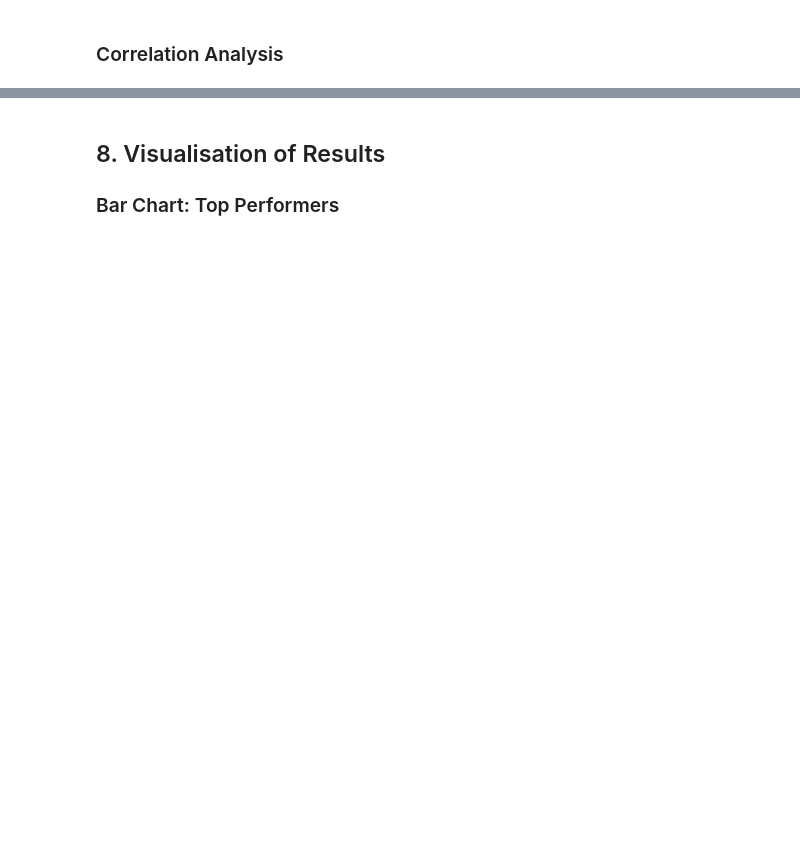
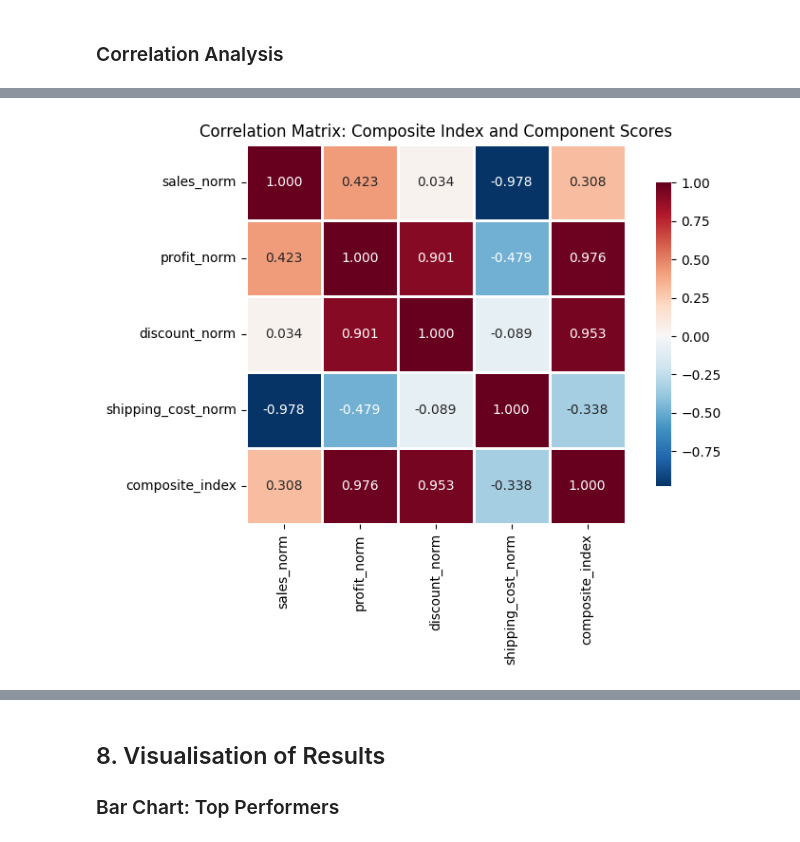
Before and after one commit to HaroldasT2/Data_Analysis_and_Visualisation_CA1, a Jupyter notebook: Indicator_analysis.ipynb, the cells around one changed output, grey strips where cells are left out. Drawn from its saved outputs; the diff is of its cells as text; code cells hidden in the pictures; blank space fills up the shorter version.

```diff
--- a/Indicator_analysis.ipynb
+++ b/Indicator_analysis.ipynb
@@ -1887,2 +1894,83 @@ The final composite index provides a clear and interpretable ranking of regional
 # %% [markdown]
 ### Correlation Analysis
+# %%
+# Internal validation: correlation between the final composite index
+# and the normalized indicators
+
+print("CORRELATION ANALYSIS WITH FINAL COMPOSITE INDEX")
+print("=" * 80)
+
+index_validation = final_results[[
+    'region',
+    'sales_norm',
+    'profit_norm',
+    'discount_norm',
+    'shipping_cost_norm',
+    'composite_index'
+]].copy()
+
+print("\nData used for validation:")
+display(index_validation.round(2))
+
+# Correlation matrix
+correlation_check = index_validation.drop(columns=['region']).corr()
+
+print("\n" + "=" * 80)
+print("CORRELATION MATRIX")
+print("=" * 80)
+print(correlation_check.round(3))
+
+# Heatmap
+plt.figure(figsize=(8, 6))
+sns.heatmap(
+    correlation_check,
+    annot=True,
+    fmt=".3f",
+    cmap="RdBu_r",
+    center=0,
+    square=True,
+    linewidths=1,
+    cbar_kws={"shrink": 0.8}
+)
+plt.title("Correlation Matrix: Composite Index and Component Scores")
+plt.tight_layout()
+plt.show()
+
+# Scatter plots against composite index
+fig, axes = plt.subplots(2, 2, figsize=(12, 10))
+fig.suptitle("Composite Index vs Normalized Indicators", fontsize=14)
+
+indicator_list = [
+    ('sales_norm', 'Sales'),
+    ('profit_norm', 'Profit'),
+    ('discount_norm', 'Discount'),
+    ('shipping_cost_norm', 'Shipping Cost')
+]
+
+for ax, (col, label) in zip(axes.flatten(), indicator_list):
+    ax.scatter(index_validation[col], index_validation['composite_index'],
+               s=80, alpha=0.8, edgecolors='black')
+
+    for _, row in index_validation.iterrows():
+        ax.annotate(row['region'],
+                    (row[col], row['composite_index']),
+                    fontsize=8,
+                    alpha=0.8)
+
+    ax.set_xlabel(f'{label} Score (0-100)')
+    ax.set_ylabel('Composite Index (0-100)')
+    ax.set_title(f'Composite Index vs {label}')
+    ax.grid(alpha=0.3)
+
+plt.tight_layout()
+plt.show()
+
+# Focused correlations with the final index
+print("\n" + "=" * 80)
+print("CORRELATION OF EACH INDICATOR WITH THE FINAL INDEX")
+print("=" * 80)
+
+composite_corr = correlation_check['composite_index'].drop('composite_index').sort_values(ascending=False)
+for indicator, corr in composite_corr.items():
+    print(f"{indicator}: {corr:.3f}")
+# %% [output]
@@ -1888,0 +2011 @@ The final composite index provides a clear and interpretable ranking of regional
+[figure, added]
```
Also changed, not shown: parts of 14 cells of this notebook.
